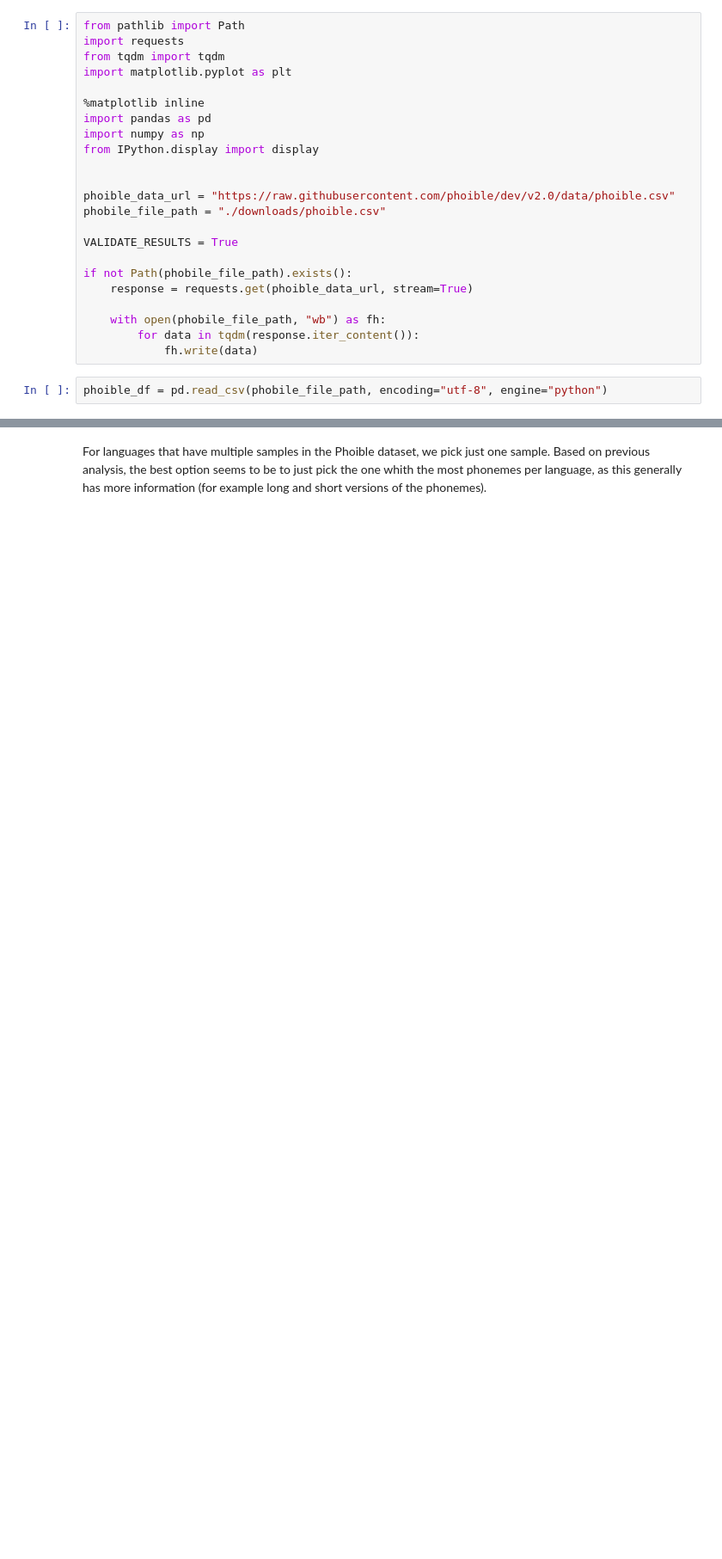
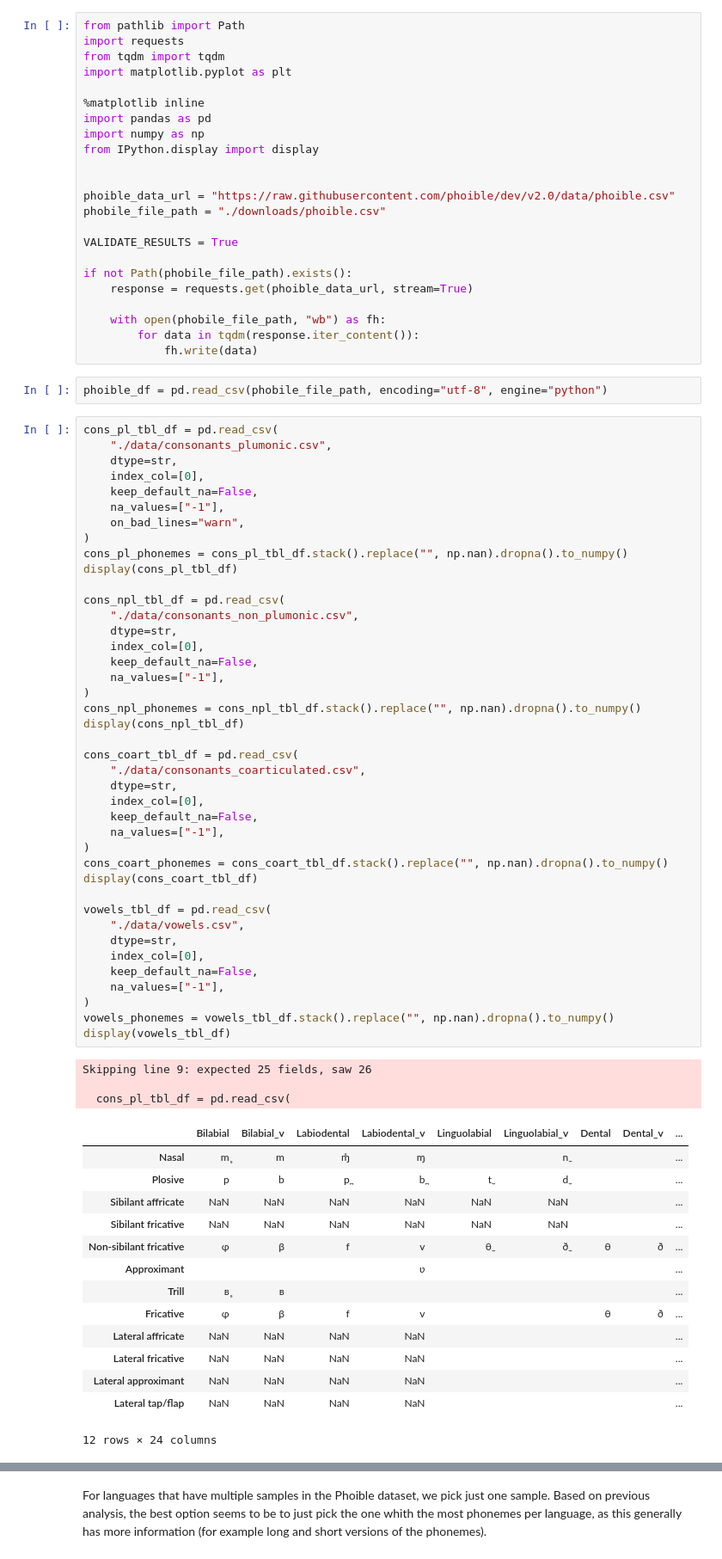
Before and after one commit to Pappa/conlanger, a Jupyter notebook: notebooks/prepare_phoible_data.ipynb, the cells around one changed output, grey strips where cells are left out. Shown at 86% size. Cells and saved outputs as stored; diff of their text form; blank space fills up the shorter version.

```diff
--- a/notebooks/prepare_phoible_data.ipynb
+++ b/notebooks/prepare_phoible_data.ipynb
@@ -23,3 +23,62 @@ if not Path(phobile_file_path).exists():
             fh.write(data)
 # %%
 phoible_df = pd.read_csv(phobile_file_path, encoding="utf-8", engine="python")
+# %%
+cons_pl_tbl_df = pd.read_csv(
+    "./data/consonants_plumonic.csv",
+    dtype=str,
+    index_col=[0],
+    keep_default_na=False,
+    na_values=["-1"],
+    on_bad_lines="warn",
+)
+cons_pl_phonemes = cons_pl_tbl_df.stack().replace("", np.nan).dropna().to_numpy()
+display(cons_pl_tbl_df)
+
+cons_npl_tbl_df = pd.read_csv(
+    "./data/consonants_non_plumonic.csv",
+    dtype=str,
+    index_col=[0],
+    keep_default_na=False,
+    na_values=["-1"],
+)
+cons_npl_phonemes = cons_npl_tbl_df.stack().replace("", np.nan).dropna().to_numpy()
+display(cons_npl_tbl_df)
+
+cons_coart_tbl_df = pd.read_csv(
+    "./data/consonants_coarticulated.csv",
+    dtype=str,
+    index_col=[0],
+    keep_default_na=False,
+    na_values=["-1"],
+)
+cons_coart_phonemes = cons_coart_tbl_df.stack().replace("", np.nan).dropna().to_numpy()
+display(cons_coart_tbl_df)
+
+vowels_tbl_df = pd.read_csv(
+    "./data/vowels.csv",
+    dtype=str,
+    index_col=[0],
+    keep_default_na=False,
+    na_values=["-1"],
+)
+vowels_phonemes = vowels_tbl_df.stack().replace("", np.nan).dropna().to_numpy()
+display(vowels_tbl_df)
+# %% [output]
+Skipping line 9: expected 25 fields, saw 26
+
+  cons_pl_tbl_df = pd.read_csv(
+|  | Bilabial | Bilabial_v | Labiodental | Labiodental_v | Linguolabial | Linguolabial_v | Dental | Dental_v | ... |
+| Nasal | m̥ | m | ɱ̊ | ɱ |  | n̼ |  |  | ... |
+| Plosive | p | b | p̪ | b̪ | t̼ | d̼ |  |  | ... |
+| Sibilant affricate | NaN | NaN | NaN | NaN | NaN | NaN |  |  | ... |
+| Sibilant fricative | NaN | NaN | NaN | NaN | NaN | NaN |  |  | ... |
+| Non-sibilant fricative | ɸ | β | f | v | θ̼ | ð̼ | θ | ð | ... |
+| Approximant |  |  |  | ʋ |  |  |  |  | ... |
+| Trill | ʙ̥ | ʙ |  |  |  |  |  |  | ... |
+| Fricative | ɸ | β | f | v |  |  | θ | ð | ... |
+| Lateral affricate | NaN | NaN | NaN | NaN |  |  |  |  | ... |
+| Lateral fricative | NaN | NaN | NaN | NaN |  |  |  |  | ... |
+| Lateral approximant | NaN | NaN | NaN | NaN |  |  |  |  | ... |
+| Lateral tap/flap | NaN | NaN | NaN | NaN |  |  |  |  | ... |
+12 rows × 24 columns
```
Also changed, not shown: parts of 13 cells of this notebook, 2 other files.
